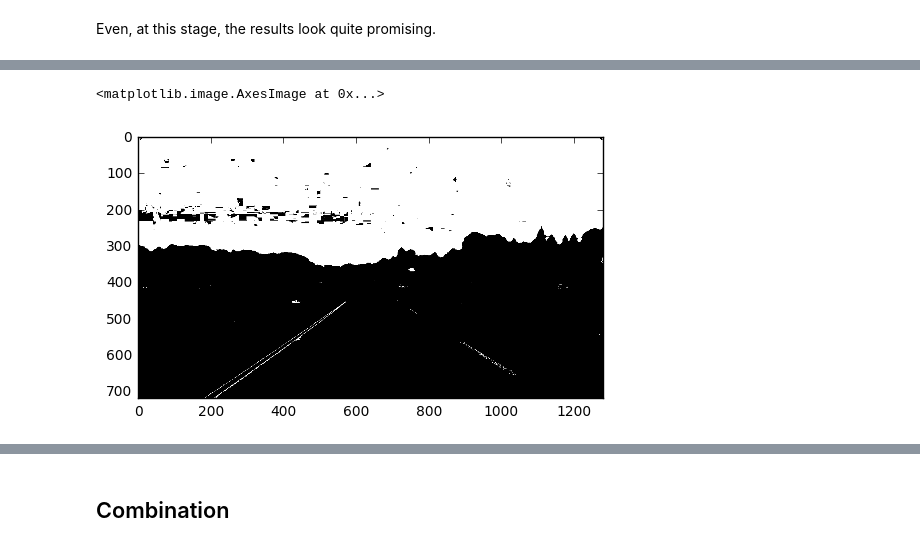
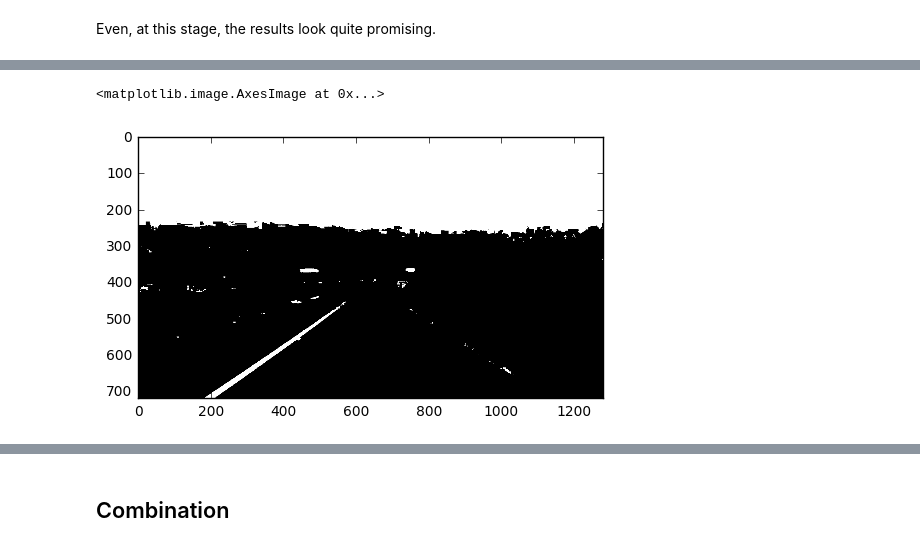
Before and after one commit to NOllAl/CarND-Advanced-Lane-Lines, a Jupyter notebook: Lane_Finding.ipynb, the cells around one changed output, grey strips where cells are left out. Cells and saved outputs as stored; diff of their text form; code cells hidden in the pictures.

```diff
--- a/Lane_Finding.ipynb
+++ b/Lane_Finding.ipynb
@@ -311,6 +299,38 @@ def hls_select(img, s_thresh=(0, 255)):
-# %%
-plt.imshow(hls_select(test_img, s_thresh=(80, 120)), cmap='gray')
-# %% [output]
-<matplotlib.image.AxesImage at 0x...>
-[figure, removed]
+# %%
+def hsv_select(img, white_thresh, yellow_thresh):
+    # 1) Convert to HSV color space
+    hsv_img = cv2.cvtColor(img, cv2.COLOR_RGB2HSV)
+    # 2) Apply white threshold
+    binary_img = np.zeros_like(img[:, :, 0])
+    binary_img[(hsv_img[:, :, 0] >= white_thresh[0, 0]) &
+               (hsv_img[:, :, 1] >= white_thresh[0, 1]) &
+               (hsv_img[:, :, 2] >= white_thresh[0, 2]) &
+               (hsv_img[:, :, 0] <= white_thresh[1, 0]) &
+               (hsv_img[:, :, 1] <= white_thresh[1, 1]) &
+               (hsv_img[:, :, 2] <= white_thresh[1, 2])] = 1
+
+    # Apply yellow threshold
+    binary_img[(hsv_img[:, :, 0] >= yellow_thresh[0, 0]) &
+               (hsv_img[:, :, 1] >= yellow_thresh[0, 1]) &
+               (hsv_img[:, :, 2] >= yellow_thresh[0, 2]) &
+               (hsv_img[:, :, 0] <= yellow_thresh[1, 0]) &
+               (hsv_img[:, :, 1] <= yellow_thresh[1, 1]) &
+               (hsv_img[:, :, 2] <= yellow_thresh[1, 2])] = 1
+
+
+
+    # 3) Return a binary image of threshold result
+    binary_output = np.copy(img) # placeholder line
+    return binary_img
+
+yellow_thresh = np.array([[0, 80, 150],
+                          [120, 255, 255]])
+
+white_thresh = np.array([[20, 0, 200],
+                         [255, 80, 255]])
+
+plt.imshow(hsv_select(test_img, yellow_thresh=yellow_thresh, white_thresh=white_thresh), cmap='gray')
+# %% [output]
+<matplotlib.image.AxesImage at 0x...>
+[figure, added]
 # %% [markdown]
```
Also changed, not shown: parts of 13 cells of this notebook, 1 other file.
